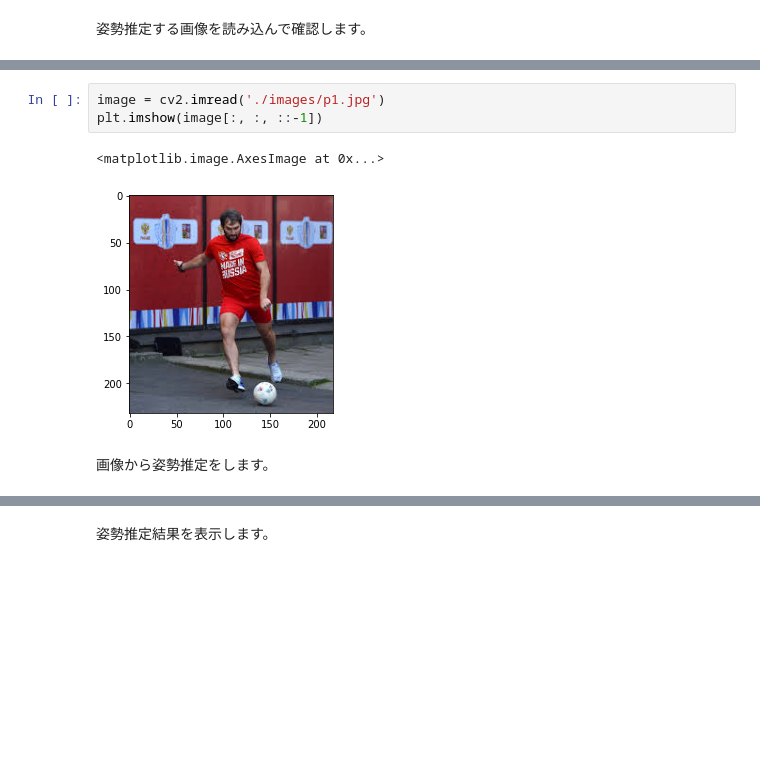
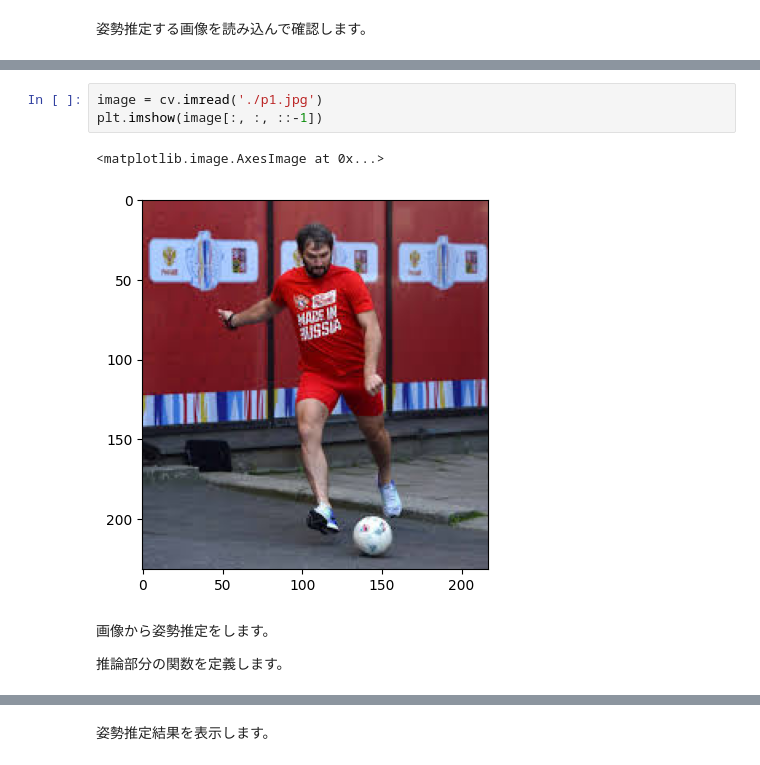
Before and after one commit to karaage0703/karaage-ai-book, a Jupyter notebook: ch05/05_karaage_ai_book_pose_estimation_custom.ipynb, the cells around one changed output, grey strips where cells are left out. Drawn from its saved outputs; the diff is of its cells as text; blank space fills up the shorter version.

```diff
--- a/ch05/05_karaage_ai_book_pose_estimation_custom.ipynb
+++ b/ch05/05_karaage_ai_book_pose_estimation_custom.ipynb
@@ -77,8 +63,10 @@ WARNING:tensorflow:From /content/tf-pose-estimation/tf_pose/mobilenet/mobilenet.
 # %%
-image = cv2.imread('./images/p1.jpg')
+image = cv.imread('./p1.jpg')
 plt.imshow(image[:, :, ::-1])
 # %% [output]
 <matplotlib.image.AxesImage at 0x...>
-[figure, old version]
+[figure, new version]
 # %% [markdown]
 画像から姿勢推定をします。
+
+推論部分の関数を定義します。
```
Also changed, not shown: parts of 28 cells of this notebook.
